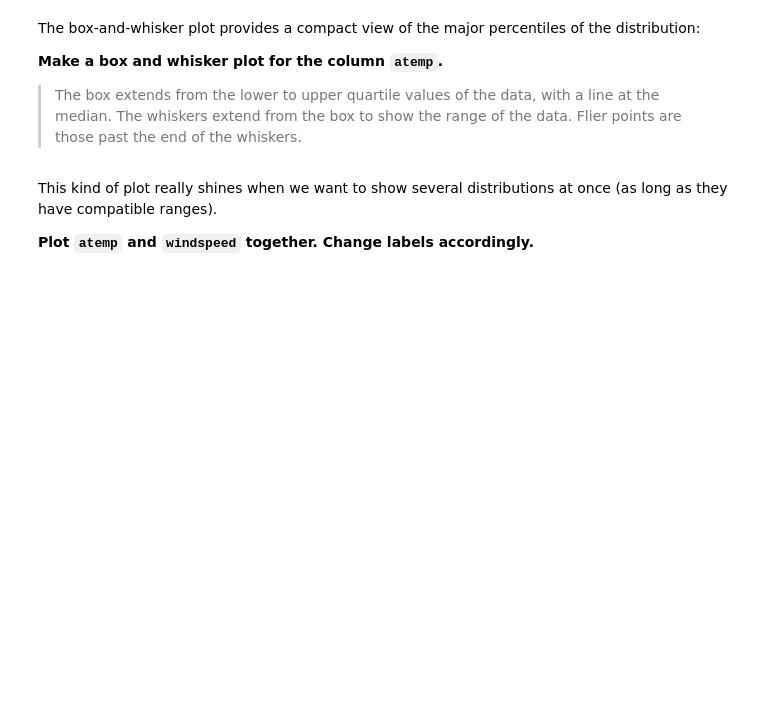
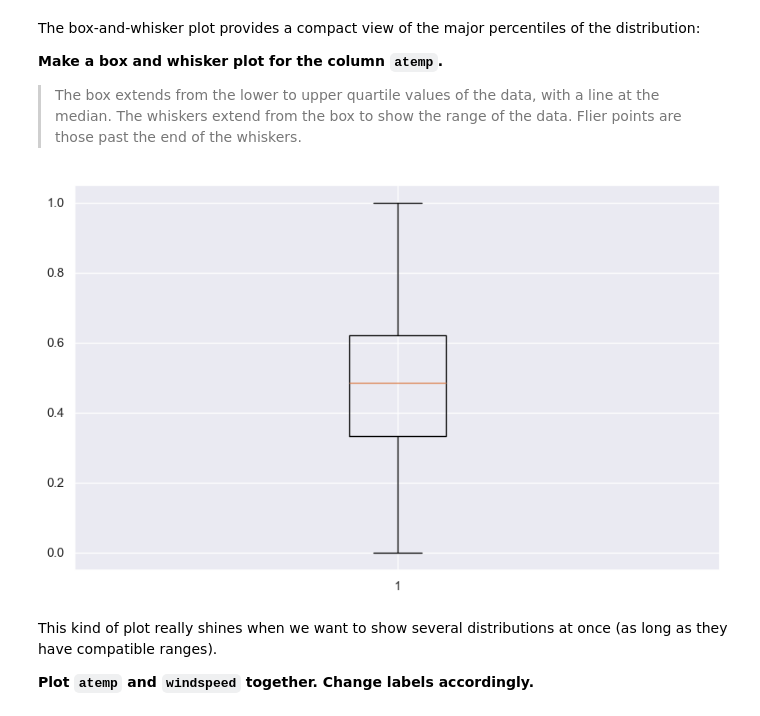
Before and after one commit to VeraLyu2022/iod, a Jupyter notebook: Module 2/Lab 2/IOD_Lab-2_1_2.ipynb, the cells around one changed output. Saved outputs shown, nothing was run; the diff lists cells and outputs as text; code cells hidden in the pictures; blank space fills up the shorter version.

```diff
--- a/Module 2/Lab 2/IOD_Lab-2_1_2.ipynb
+++ b/Module 2/Lab 2/IOD_Lab-2_1_2.ipynb
@@ -112,3 +131,9 @@ plt.boxplot(bikes[bikes.month_name==])?????
+# %%
+#ANSWER
+plt.boxplot(bikes['atemp'])
+plt.show()
+# %% [output]
+[figure, added]
 # %% [markdown]
 This kind of plot really shines when we want to show several distributions at once (as long as they have compatible ranges).
 
```
Also changed, not shown: parts of 60 cells of this notebook, 11 other files.
